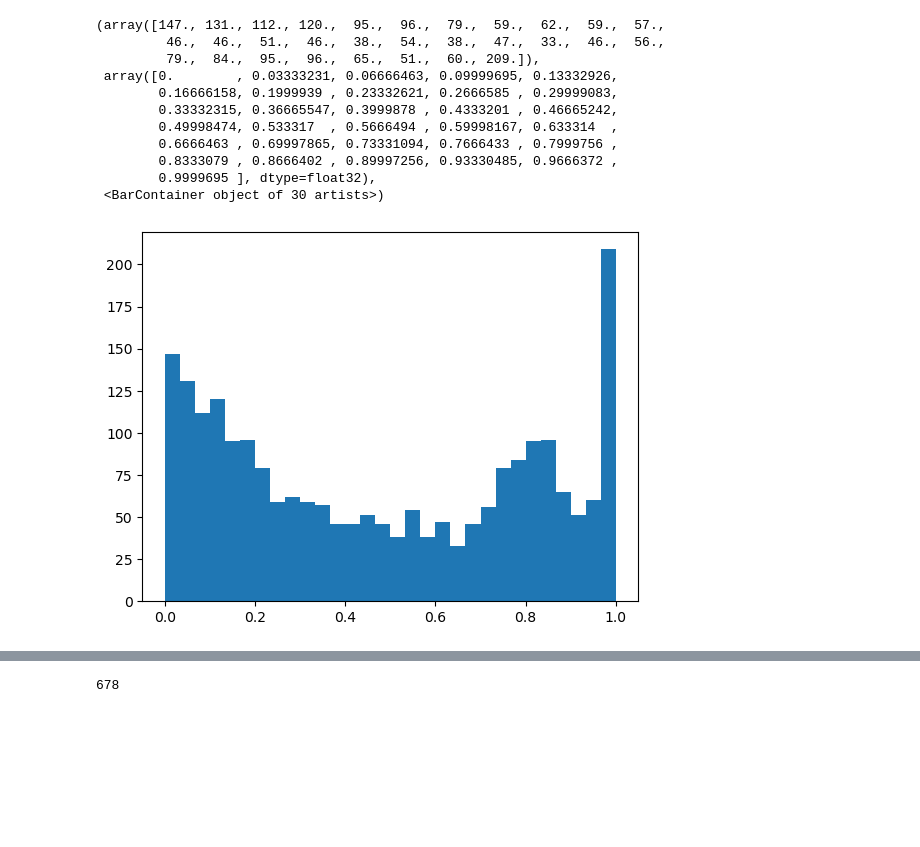
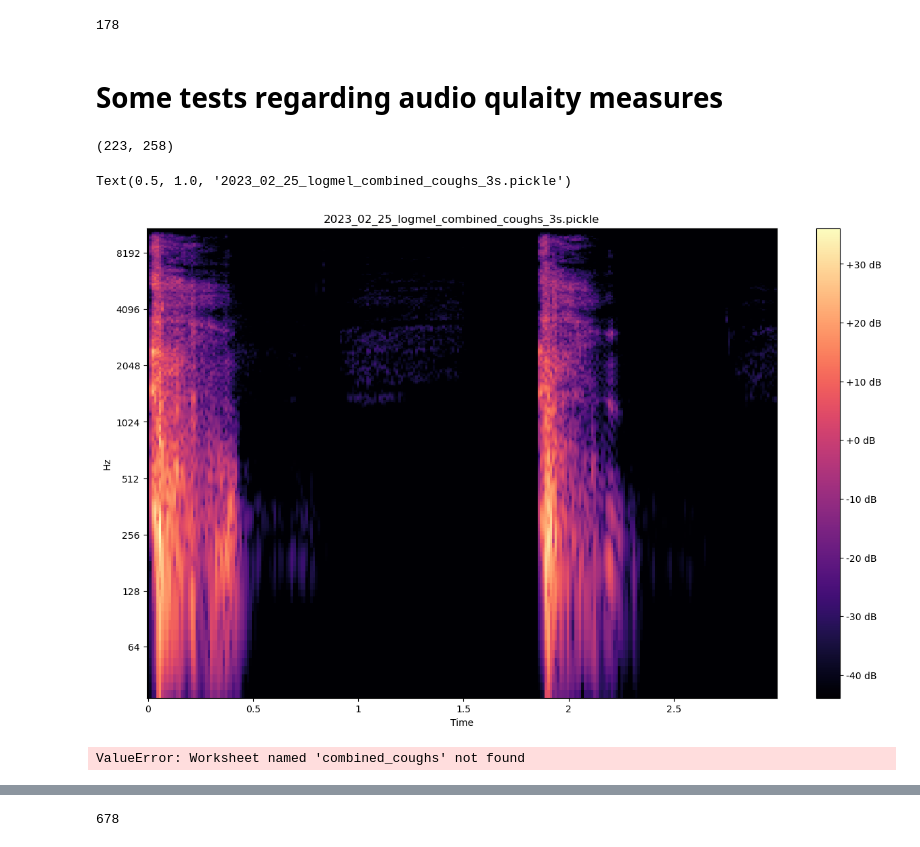
Before and after one commit to MichaelReiter94/acoustic_covid_detection, a Jupyter notebook: python/Jupyter_Notebooks/feature set insights.ipynb, the cells around one changed output, grey strips where cells are left out. Saved outputs shown, nothing was run; the diff lists cells and outputs as text; code cells hidden in the pictures; blank space fills up the shorter version.

```diff
--- a/python/Jupyter_Notebooks/feature set insights.ipynb
+++ b/python/Jupyter_Notebooks/feature set insights.ipynb
@@ -119,46 +132,46 @@ amplitueds = [val for key, val in amplitude_dict.items()]
-# %%
-plt.hist(amplitueds, 30)
-# %% [output]
-(array([147., 131., 112., 120.,  95.,  96.,  79.,  59.,  62.,  59.,  57.,
-         46.,  46.,  51.,  46.,  38.,  54.,  38.,  47.,  33.,  46.,  56.,
-         79.,  84.,  95.,  96.,  65.,  51.,  60., 209.]),
- array([0.        , 0.03333231, 0.06666463, 0.09999695, 0.13332926,
-        0.16666158, 0.1999939 , 0.23332621, 0.2666585 , 0.29999083,
-        0.33332315, 0.36665547, 0.3999878 , 0.4333201 , 0.46665242,
-        0.49998474, 0.533317  , 0.5666494 , 0.59998167, 0.633314  ,
-        0.6666463 , 0.69997865, 0.73331094, 0.7666433 , 0.7999756 ,
-        0.8333079 , 0.8666402 , 0.89997256, 0.93330485, 0.9666372 ,
-        0.9999695 ], dtype=float32),
- <BarContainer object of 30 artists>)
-[figure, old version]
+# %%
+idx = np.random.randint(1900)
+print(idx)
+participant = dataset.participants[idx].recordings[dataset.types_of_recording]
+# %% [output]
+178
+# %% [markdown]
+# Some tests regarding audio qulaity measures
 # %%
 target_length = 3000    # in miliseconds
-offset = 22000              # look at the spectrogram starting at "offset" miliseconds until offset+target_length miliseconds
+offset = 0              # look at the spectrogram starting at "offset" miliseconds until offset+target_length miliseconds
 f = (0, 123456)       # min and max frequency to display
 
 hopsize_ms = participant.hop_size/participant.target_sr*1000
 offset_frames = int(offset // hopsize_ms)
 n_frames = int(target_length // hopsize_ms)
 features = participant.features
 features = features[:, offset_frames:n_frames+offset_frames]
 mel_frequencies = librosa.mel_frequencies(n_mels=participant.n_features, htk=True, fmin=participant.fmin, fmax=participant.fmax)
 f_idx = np.logical_and(mel_frequencies > f[0], mel_frequencies < f[1])
 mel_frequencies = mel_frequencies[f_idx]
 features = features[f_idx]
 
 print(features.shape)
 # print(np.round(mel_frequencies))
 
 # plt.figure()
 plt.figure(figsize=(15, 9))
 librosa.display.specshow(features, x_axis='time', y_axis="log", cmap="magma",
                          hop_length=participant.hop_size, sr=participant.target_sr, y_coords=mel_frequencies)
 plt.colorbar(format="%+2.f dB")
 plt.title(dropdown.value)
+# %% [output]
+(223, 258)
+Text(0.5, 1.0, '2023_02_25_logmel_combined_coughs_3s.pickle')
+[figure, added]
 # %%
+recording_type = "combined_coughs"
 df = pd.read_csv("data/Coswara_processed/full_meta_data.csv")
-bad_id_df = list(pd.read_excel(r"data/Coswara_processed/bad ids from listening and analysis.xlsx", sheet_name="combined_breaths", usecols=["ID"]).ID)
+bad_id_df = list(pd.read_excel(r"data/Coswara_processed/bad ids from listening and analysis.xlsx", sheet_name=recording_type, usecols=["ID"]).ID)
 low_audio_quality_ids = list(df[(df["audio_quality_breathing-shallow"] == 0) | (df["audio_quality_breathing-deep"] == 0)]["user_id"])
 all_bad_ids = bad_id_df+low_audio_quality_ids
+# %% [output]
+ValueError: Worksheet named 'combined_coughs' not found
 # %%
 len(dataset)
```
Also changed, not shown: parts of 21 cells of this notebook, 8 other files.
